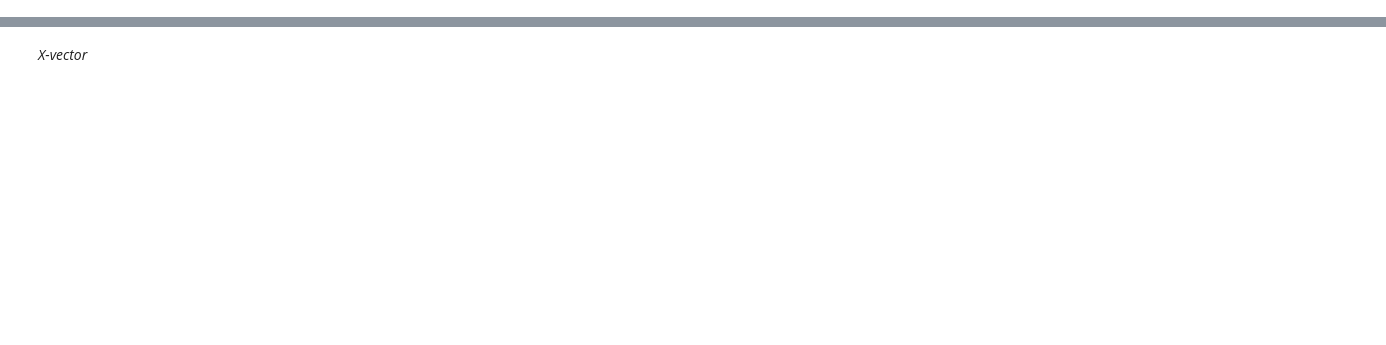
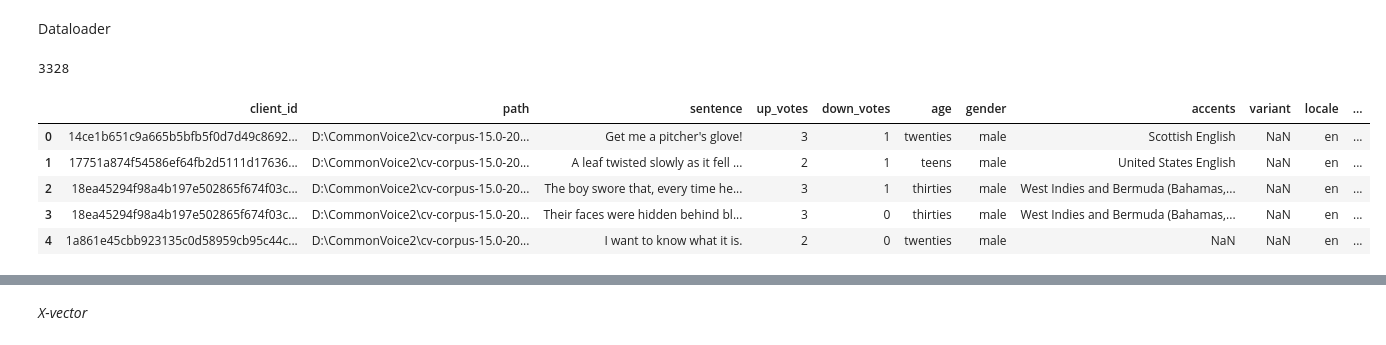
Before and after one commit to AixaL/PCIC23, a Jupyter notebook: x-vector/Embeddings.ipynb, the cells around one changed output, grey strips where cells are left out. Cells and saved outputs as stored; diff of their text form; code cells hidden in the pictures; blank space fills up the shorter version.

```diff
--- a/x-vector/Embeddings.ipynb
+++ b/x-vector/Embeddings.ipynb
@@ -21,0 +64,2 @@ DC = 'cuda:0' if th.cuda.is_available() else 'cpu'
+# %% [markdown]
+Dataloader
@@ -21,0 +74,13 @@ DC = 'cuda:0' if th.cuda.is_available() else 'cpu'
+# %%
+len(df)
+# %% [output]
+3328
+# %%
+df.head()
+# %% [output]
+|  | client_id | path | sentence | up_votes | down_votes | age | gender | accents | variant | locale | ... |
+| 0 | 14ce1b651c9a665b5bfb5f0d7d49c8692... | D:\CommonVoice2\cv-corpus-15.0-20... | Get me a pitcher's glove! | 3 | 1 | twenties | male | Scottish English | NaN | en | ... |
+| 1 | 17751a874f54586ef64fb2d5111d17636... | D:\CommonVoice2\cv-corpus-15.0-20... | A leaf twisted slowly as it fell ... | 2 | 1 | teens | male | United States English | NaN | en | ... |
+| 2 | 18ea45294f98a4b197e502865f674f03c... | D:\CommonVoice2\cv-corpus-15.0-20... | The boy swore that, every time he... | 3 | 1 | thirties | male | West Indies and Bermuda (Bahamas,... | NaN | en | ... |
+| 3 | 18ea45294f98a4b197e502865f674f03c... | D:\CommonVoice2\cv-corpus-15.0-20... | Their faces were hidden behind bl... | 3 | 0 | thirties | male | West Indies and Bermuda (Bahamas,... | NaN | en | ... |
+| 4 | 1a861e45cbb923135c0d58959cb95c44c... | D:\CommonVoice2\cv-corpus-15.0-20... | I want to know what it is. | 2 | 0 | twenties | male | NaN | NaN | en | ... |
```
Also changed, not shown: parts of 73 cells of this notebook, 3 other files.
